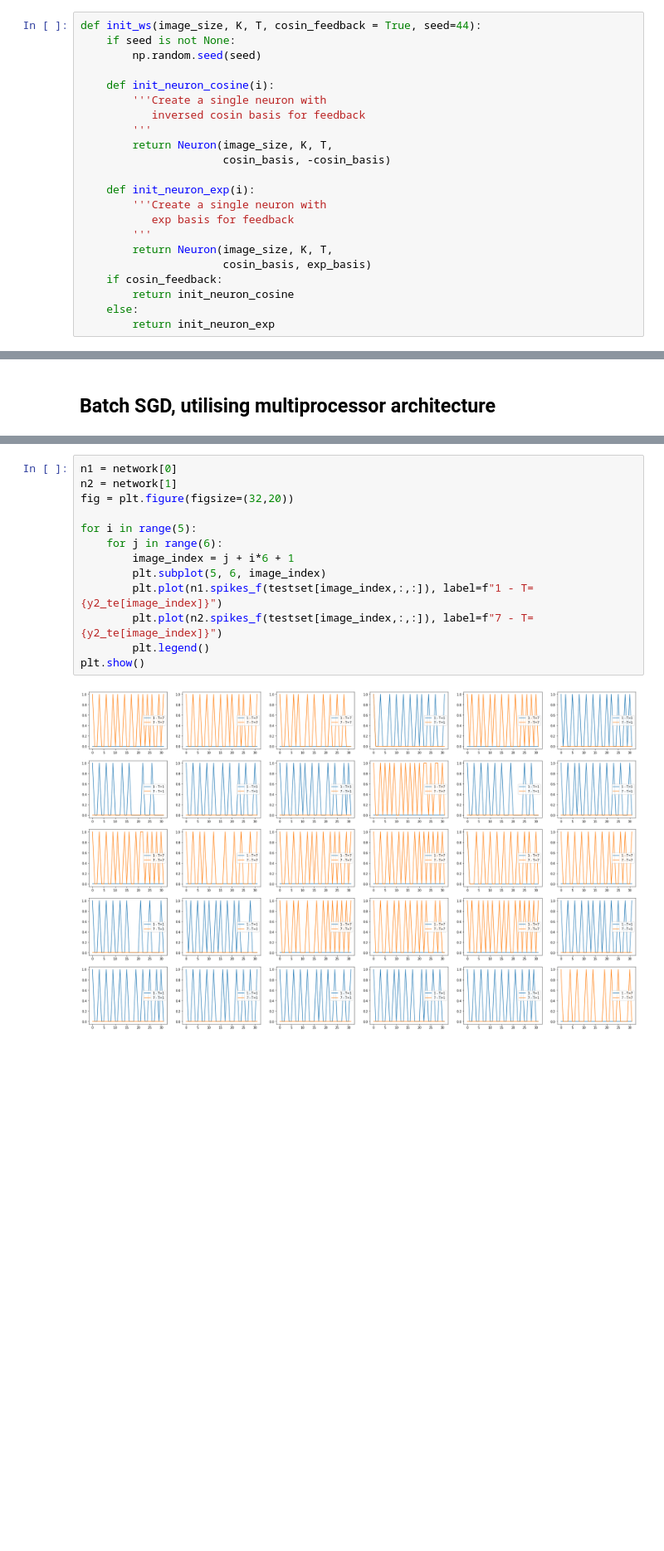
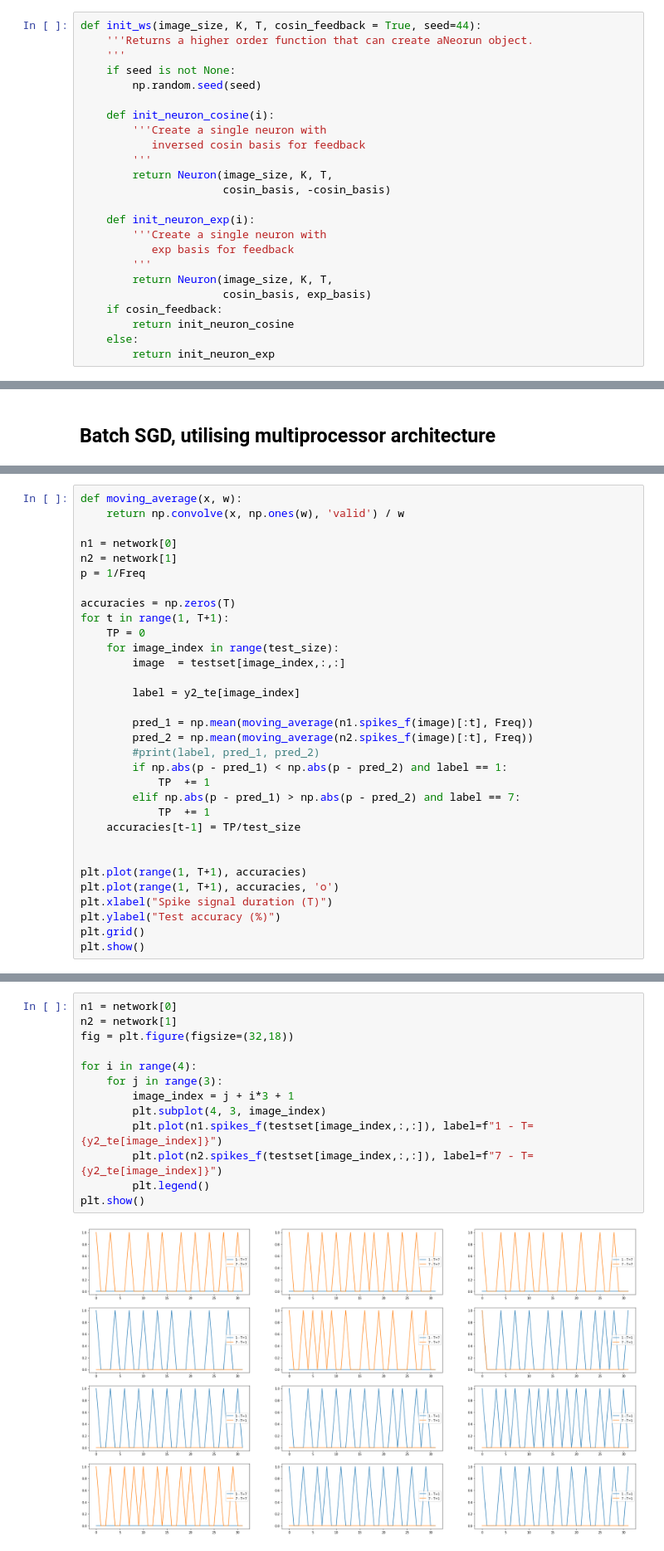
Before and after one commit to rpazuki/snn.tutorial, a Jupyter notebook: fully.obseverd.models.ipynb, the cells around one changed output, grey strips where cells are left out. Shown: that part at 83% size. Saved outputs shown, nothing was run; the diff lists cells and outputs as text; blank space fills up the shorter version.

```diff
--- a/fully.obseverd.models.ipynb
+++ b/fully.obseverd.models.ipynb
@@ -610,6 +610,8 @@ class Neuron:
 # Helper method
 # %%
 def init_ws(image_size, K, T, cosin_feedback = True, seed=44):
+    '''Returns a higher order function that can create aNeorun object.
+    '''
     if seed is not None:
         np.random.seed(seed)
 
@@ -972,0 +896,32 @@ plt.show()
+# %%
+def moving_average(x, w):
+    return np.convolve(x, np.ones(w), 'valid') / w
+
+n1 = network[0]
+n2 = network[1]
+p = 1/Freq
+
+accuracies = np.zeros(T)
+for t in range(1, T+1):
+    TP = 0
+    for image_index in range(test_size):
+        image  = testset[image_index,:,:]
+
+        label = y2_te[image_index]
+
+        pred_1 = np.mean(moving_average(n1.spikes_f(image)[:t], Freq))
+        pred_2 = np.mean(moving_average(n2.spikes_f(image)[:t], Freq))
+        #print(label, pred_1, pred_2)
+        if np.abs(p - pred_1) < np.abs(p - pred_2) and label == 1:
+            TP  += 1
+        elif np.abs(p - pred_1) > np.abs(p - pred_2) and label == 7:
+            TP  += 1
+    accuracies[t-1] = TP/test_size
+
+
+plt.plot(range(1, T+1), accuracies)
+plt.plot(range(1, T+1), accuracies, 'o')
+plt.xlabel("Spike signal duration (T)")
+plt.ylabel("Test accuracy (%)")
+plt.grid()
+plt.show()
@@ -973,15 +932,15 @@ plt.show()
 # %%
 n1 = network[0]
 n2 = network[1]
-fig = plt.figure(figsize=(32,20))
+fig = plt.figure(figsize=(32,18))
 
-for i in range(5):
-    for j in range(6):
-        image_index = j + i*6 + 1
-        plt.subplot(5, 6, image_index)
+for i in range(4):
+    for j in range(3):
+        image_index = j + i*3 + 1
+        plt.subplot(4, 3, image_index)
         plt.plot(n1.spikes_f(testset[image_index,:,:]), label=f"1 - T={y2_te[image_index]}")
         plt.plot(n2.spikes_f(testset[image_index,:,:]), label=f"7 - T={y2_te[image_index]}")
         plt.legend()
 plt.show()
 # %% [output]
-[figure, old version]
+[figure, new version]
```
Also changed, not shown: parts of 25 cells of this notebook.
